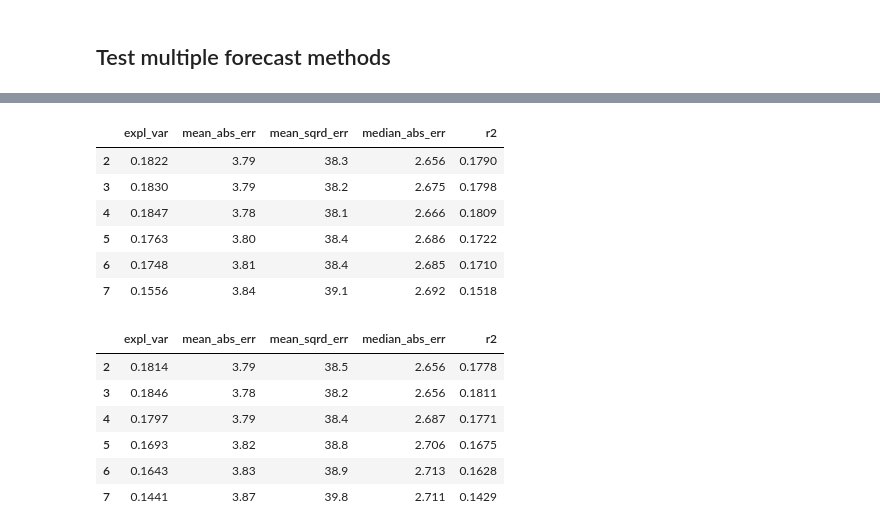
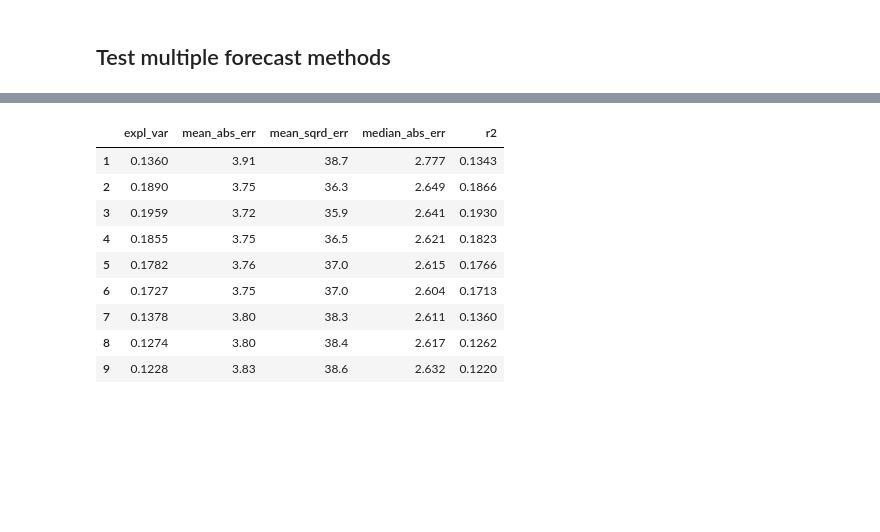
Before and after one commit to mauricepohl/pandas, a Jupyter notebook: 03_modeling/Modeling - Regression.ipynb, the cells around one changed output, grey strips where cells are left out. Drawn from its saved outputs; the diff is of its cells as text; code cells hidden in the pictures; blank space fills up the shorter version.

Commit message:
Forecasting price diff with holdout set and several prediction methods and evaluation

```diff
--- a/03_modeling/Modeling - Regression.ipynb
+++ b/03_modeling/Modeling - Regression.ipynb
@@ -30,6 +48,7 @@ cmapViolett = mpl.colors.ListedColormap([cRange[i] for i in range(18, 23)])
 # %%
 data = pd.read_csv("../00_data/data_with_calc_fields.csv", sep=";", decimal=",", index_col="datetime")
 data.index = pd.to_datetime(data.index)
+data = data[["price_diff", "hour", "season", "month", "weekday", "total_generation_forecast", "forecast_error", "day_ahead_price", "intraday_price"]]
 # %% [markdown]
 ## Feature selection
 # %%
@@ -208,12 +168,10 @@ for x in predictors:
 # %%
-param_range = range(2,6)
-X2 = data[["forecast_error", "season"]]
-predictors = [X, X2]
-for x in predictors:
-    scores_list = []
-    for i in param_range:
-        DTR = DecisionTreeRegressor(max_depth=i)
-        scores_list.append(cross_validate(DTR, x, y, scoring=scoring, return_train_score=False, n_jobs=-1))
-    display(print_scores(scores_list, param_range))
+# Method: Decision Tree Regression
+param_range = range(1,5)
+scores_list = []
+for i in param_range:
+    DTR = DecisionTreeRegressor(max_depth=i)
+    scores_list.append(cross_validate(DTR, X_train, y_train, scoring=scoring, return_train_score=False, n_jobs=-1))
+display(print_scores(scores_list, param_range))
 # %% [output]
 |  | expl_var | mean_abs_err | mean_sqrd_err | median_abs_err | r2 |
@@ -229,24 +182,20 @@ for x in predictors:
 # %%
-for x in predictors:
-    param_range = range(2,8)
-    scores_list = []
-    for i in param_range:
-        RTR = RandomForestRegressor(max_depth=i)
-        score = cross_validate(RTR, x, y, scoring=scoring, return_train_score=False, n_jobs=-1)
-        scores_list.append(score)
-    display(print_scores(scores_list, param_range))
+# Method: Random Forest Regression
+param_range = range(1,10)
+scores_list = []
+for i in param_range:
+    RTR = RandomForestRegressor(max_depth=i)
+    score = cross_validate(RTR, X_train, y_train, scoring=scoring, return_train_score=False, n_jobs=-1)
+    scores_list.append(score)
+display(print_scores(scores_list, param_range))
 # %% [output]
 |  | expl_var | mean_abs_err | mean_sqrd_err | median_abs_err | r2 |
-| 2 | 0.1822 | 3.79 | 38.3 | 2.656 | 0.1790 |
-| 3 | 0.1830 | 3.79 | 38.2 | 2.675 | 0.1798 |
-| 4 | 0.1847 | 3.78 | 38.1 | 2.666 | 0.1809 |
-| 5 | 0.1763 | 3.80 | 38.4 | 2.686 | 0.1722 |
-| 6 | 0.1748 | 3.81 | 38.4 | 2.685 | 0.1710 |
-| 7 | 0.1556 | 3.84 | 39.1 | 2.692 | 0.1518 |
+| 1 | 0.1360 | 3.91 | 38.7 | 2.777 | 0.1343 |
+| 2 | 0.1890 | 3.75 | 36.3 | 2.649 | 0.1866 |
+| 3 | 0.1959 | 3.72 | 35.9 | 2.641 | 0.1930 |
+| 4 | 0.1855 | 3.75 | 36.5 | 2.621 | 0.1823 |
+| 5 | 0.1782 | 3.76 | 37.0 | 2.615 | 0.1766 |
+| 6 | 0.1727 | 3.75 | 37.0 | 2.604 | 0.1713 |
+| 7 | 0.1378 | 3.80 | 38.3 | 2.611 | 0.1360 |
+| 8 | 0.1274 | 3.80 | 38.4 | 2.617 | 0.1262 |
+| 9 | 0.1228 | 3.83 | 38.6 | 2.632 | 0.1220 |
-|  | expl_var | mean_abs_err | mean_sqrd_err | median_abs_err | r2 |
-| 2 | 0.1814 | 3.79 | 38.5 | 2.656 | 0.1778 |
-| 3 | 0.1846 | 3.78 | 38.2 | 2.656 | 0.1811 |
-| 4 | 0.1797 | 3.79 | 38.4 | 2.687 | 0.1771 |
-| 5 | 0.1693 | 3.82 | 38.8 | 2.706 | 0.1675 |
-| 6 | 0.1643 | 3.83 | 38.9 | 2.713 | 0.1628 |
-| 7 | 0.1441 | 3.87 | 39.8 | 2.711 | 0.1429 |
```
Also changed, not shown: parts of 28 cells of this notebook.
